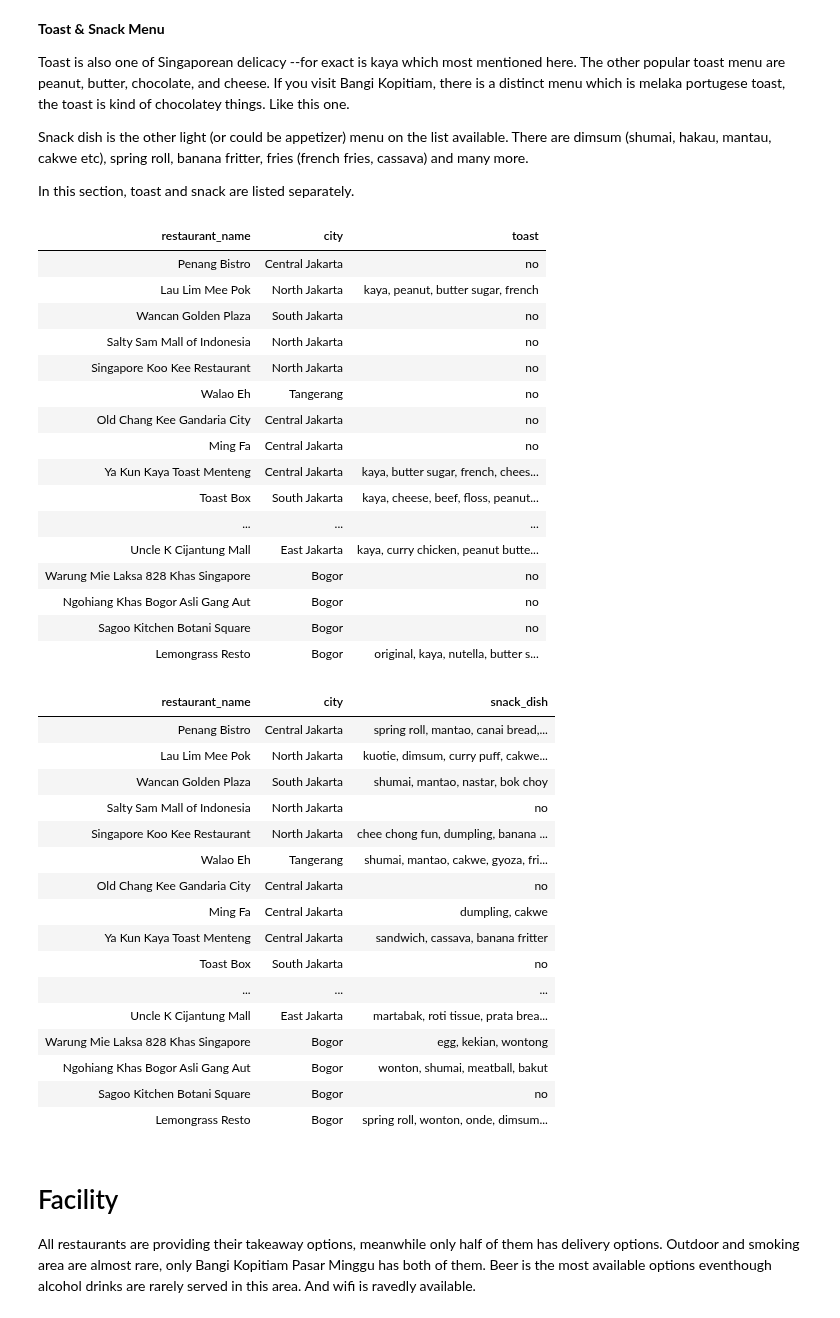
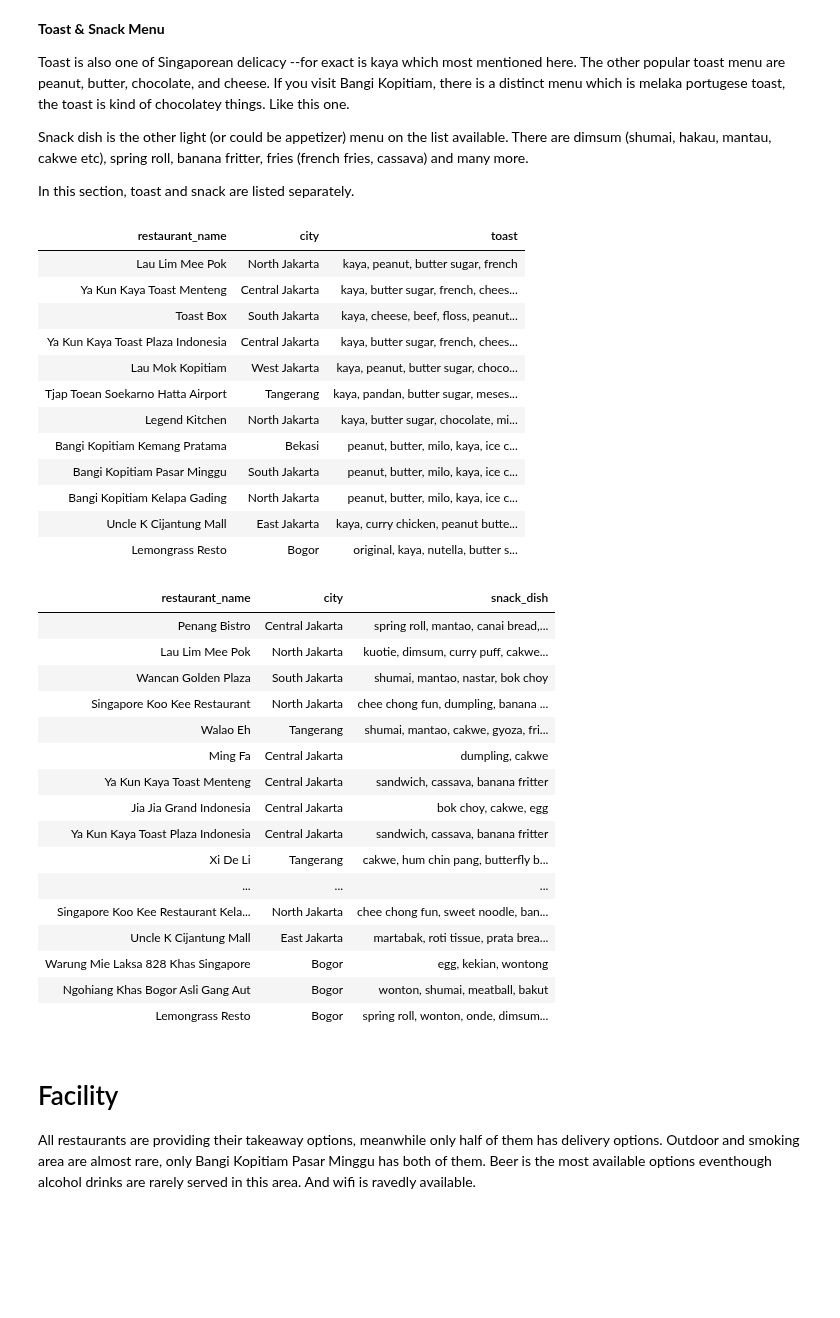
Before and after one commit to miradelimanr/Burger-Jakarta, a Jupyter notebook: singaporean-food-in-indonesia-i-sql-version.ipynb, the cells around one changed output. Saved outputs shown, nothing was run; the diff lists cells and outputs as text; code cells hidden in the pictures; blank space fills up the shorter version.

```diff
--- a/singaporean-food-in-indonesia-i-sql-version.ipynb
+++ b/singaporean-food-in-indonesia-i-sql-version.ipynb
@@ -46,7 +58,8 @@ For disambiguation (next time you look for the menu), mee is mie/noodle, fried r
 # %%
 singapore  = sqldf("""SELECT restaurant_name, city, rice_menu, noodle, noodle_specific
 FROM singapore
-WHERE region = 'DKI Jakarta' OR city = 'Bekasi' OR city = 'Tangerang' OR city = 'Bogor'""")
+WHERE region = 'DKI Jakarta' OR city = 'Bekasi' OR city = 'Tangerang' OR city = 'Bogor'
+GROUP BY city""")
 singapore.style.hide_index()
 # %% [output]
 | restaurant_name | city | rice_menu | noodle | noodle_specific |
@@ -77,7 +82,8 @@ Speaking about pork, there is a menu named bakuteh, one of the Singaporean delic
 # %%
 singapore  = sqldf("""SELECT restaurant_name, city, chicken, seafood, poultry_other
 FROM singapore
-WHERE region = 'DKI Jakarta' OR city = 'Bekasi' OR city = 'Tangerang' OR city = 'Bogor'""")
+WHERE region = 'DKI Jakarta' OR city = 'Bekasi' OR city = 'Tangerang' OR city = 'Bogor'
+GROUP BY city""")
 singapore.style.hide_index()
 # %% [output]
 | restaurant_name | city | chicken | seafood | poultry_other |
@@ -108,48 +106,44 @@ In this section, toast and snack are listed separately.
 # %%
 singapore  = sqldf("""SELECT restaurant_name, city, toast
 FROM singapore
-WHERE region = 'DKI Jakarta' OR city = 'Bekasi' OR city = 'Tangerang' OR city = 'Bogor'""")
+WHERE (region = 'DKI Jakarta' OR city = 'Bekasi' OR city = 'Tangerang' OR city = 'Bogor') AND (toast NOT LIKE '%no')""")
 singapore.style.hide_index()
 # %% [output]
 | restaurant_name | city | toast |
-| Penang Bistro | Central Jakarta | no |
 | Lau Lim Mee Pok | North Jakarta | kaya, peanut, butter sugar, french |
-| Wancan Golden Plaza | South Jakarta | no |
-| Salty Sam Mall of Indonesia | North Jakarta | no |
-| Singapore Koo Kee Restaurant | North Jakarta | no |
-| Walao Eh | Tangerang | no |
-| Old Chang Kee Gandaria City | Central Jakarta | no |
-| Ming Fa | Central Jakarta | no |
 | Ya Kun Kaya Toast Menteng | Central Jakarta | kaya, butter sugar, french, chees... |
 | Toast Box | South Jakarta | kaya, cheese, beef, floss, peanut... |
-| ... | ... | ... |
+| Ya Kun Kaya Toast Plaza Indonesia | Central Jakarta | kaya, butter sugar, french, chees... |
+| Lau Mok Kopitiam | West Jakarta | kaya, peanut, butter sugar, choco... |
+| Tjap Toean Soekarno Hatta Airport | Tangerang | kaya, pandan, butter sugar, meses... |
+| Legend Kitchen | North Jakarta | kaya, butter sugar, chocolate, mi... |
+| Bangi Kopitiam Kemang Pratama | Bekasi | peanut, butter, milo, kaya, ice c... |
+| Bangi Kopitiam Pasar Minggu | South Jakarta | peanut, butter, milo, kaya, ice c... |
+| Bangi Kopitiam Kelapa Gading | North Jakarta | peanut, butter, milo, kaya, ice c... |
 | Uncle K Cijantung Mall | East Jakarta | kaya, curry chicken, peanut butte... |
-| Warung Mie Laksa 828 Khas Singapore | Bogor | no |
-| Ngohiang Khas Bogor Asli Gang Aut | Bogor | no |
-| Sagoo Kitchen Botani Square | Bogor | no |
 | Lemongrass Resto | Bogor | original, kaya, nutella, butter s... |
 # %%
 singapore  = sqldf("""SELECT restaurant_name, city, snack_dish
 FROM singapore
-WHERE region = 'DKI Jakarta' OR city = 'Bekasi' OR city = 'Tangerang' OR city = 'Bogor'""")
+WHERE (region = 'DKI Jakarta' OR city = 'Bekasi' OR city = 'Tangerang' OR city = 'Bogor') AND (snack_dish NOT LIKE '%no')""")
 singapore.style.hide_index()
 # %% [output]
 | restaurant_name | city | snack_dish |
 | Penang Bistro | Central Jakarta | spring roll, mantao, canai bread,... |
 | Lau Lim Mee Pok | North Jakarta | kuotie, dimsum, curry puff, cakwe... |
 | Wancan Golden Plaza | South Jakarta | shumai, mantao, nastar, bok choy |
-| Salty Sam Mall of Indonesia | North Jakarta | no |
 | Singapore Koo Kee Restaurant | North Jakarta | chee chong fun, dumpling, banana ... |
 | Walao Eh | Tangerang | shumai, mantao, cakwe, gyoza, fri... |
-| Old Chang Kee Gandaria City | Central Jakarta | no |
 | Ming Fa | Central Jakarta | dumpling, cakwe |
 | Ya Kun Kaya Toast Menteng | Central Jakarta | sandwich, cassava, banana fritter |
-| Toast Box | South Jakarta | no |
+| Jia Jia Grand Indonesia | Central Jakarta | bok choy, cakwe, egg |
+| Ya Kun Kaya Toast Plaza Indonesia | Central Jakarta | sandwich, cassava, banana fritter |
+| Xi De Li | Tangerang | cakwe, hum chin pang, butterfly b... |
 | ... | ... | ... |
+| Singapore Koo Kee Restaurant Kela... | North Jakarta | chee chong fun, sweet noodle, ban... |
 | Uncle K Cijantung Mall | East Jakarta | martabak, roti tissue, prata brea... |
 | Warung Mie Laksa 828 Khas Singapore | Bogor | egg, kekian, wontong |
 | Ngohiang Khas Bogor Asli Gang Aut | Bogor | wonton, shumai, meatball, bakut |
-| Sagoo Kitchen Botani Square | Bogor | no |
 | Lemongrass Resto | Bogor | spring roll, wonton, onde, dimsum... |
 # %% [markdown]
 # Facility
```
Also changed, not shown: parts of 7 cells of this notebook.
